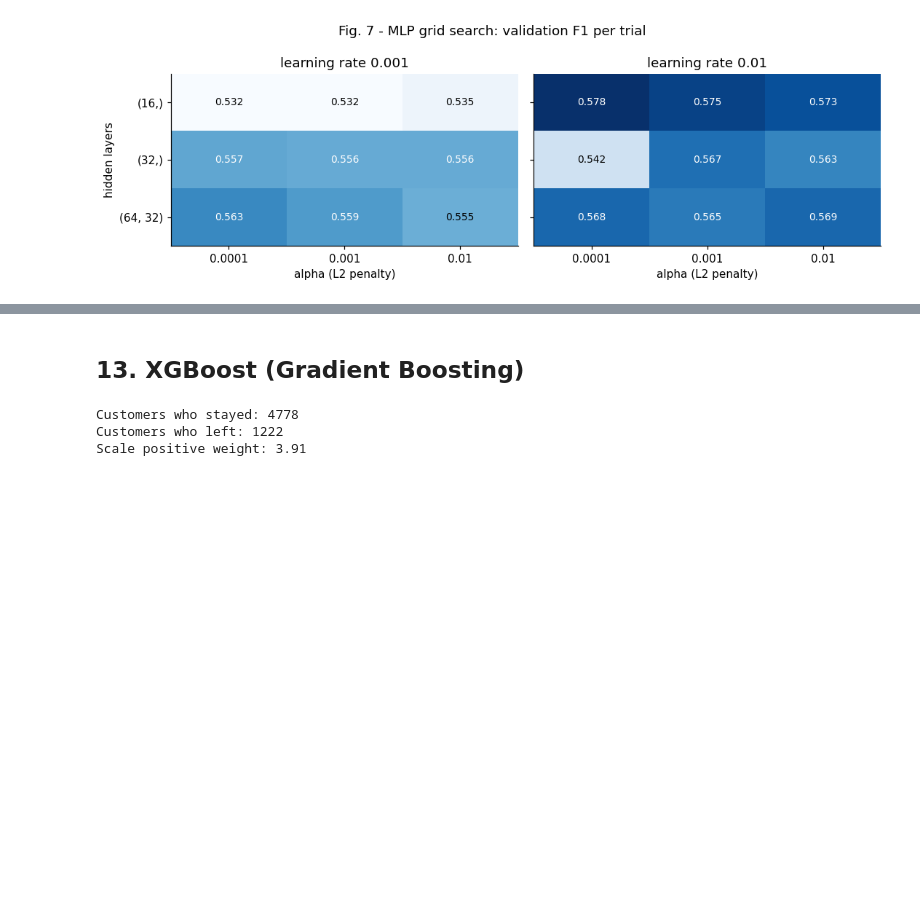
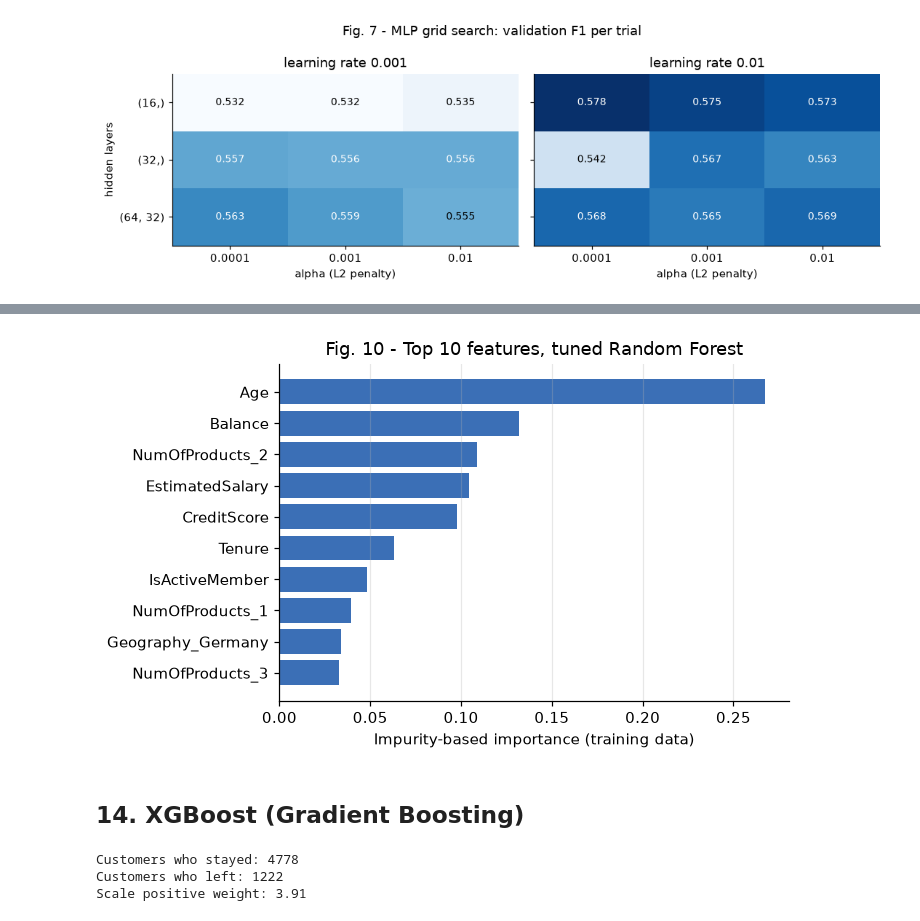
Before and after one commit to isabelletrudeau/DS3000-group6, a Jupyter notebook: DS3000_Bank_Churn_Group6.ipynb, the cells around one changed output, grey strips where cells are left out. Cells and saved outputs as stored; diff of their text form; code cells hidden in the pictures; blank space fills up the shorter version.

```diff
--- a/DS3000_Bank_Churn_Group6.ipynb
+++ b/DS3000_Bank_Churn_Group6.ipynb
@@ -1097,5 +1170,19 @@ Smoke test passed: reloaded Random Forest (tuned) gives Val F1 = 0.635 (matches
+# %%
+# %% Cell 9: Fig. 10 - top features of the tuned random forest
+rf_pipe = fitted_trees["Random Forest (tuned)"]
+# the preprocessor knows its 16 output column names (like "num__Age"); split("__", 1)[1] drops the "num__"/"cat__" prefix
+names = [n.split("__", 1)[1] for n in rf_pipe.named_steps["pre"].get_feature_names_out()]
+# feature_importances_ = how much each feature helped the forest's splits; keep the 10 largest
+imp = pd.Series(rf_pipe.named_steps["model"].feature_importances_, index=names).sort_values().tail(10)
+fig, ax = plt.subplots(figsize=(6.5, 4))
+ax.barh(imp.index, imp.values, color=BLUE)                     # horizontal bar chart
+ax.set_xlabel("Impurity-based importance (training data)")
+ax.set_title("Fig. 10 - Top 10 features, tuned Random Forest"); ax.grid(axis="y", alpha=0)
+plt.tight_layout(); plt.savefig(FIG_DIR / "fig10_rf_importance.png", bbox_inches="tight")
+# %% [output]
+[figure, added]
 # %% [markdown]
-## 13. XGBoost (Gradient Boosting)
+## 14. XGBoost (Gradient Boosting)
 # %%
 from xgboost import XGBClassifier
 
```
Also changed, not shown: parts of 43 cells of this notebook.
